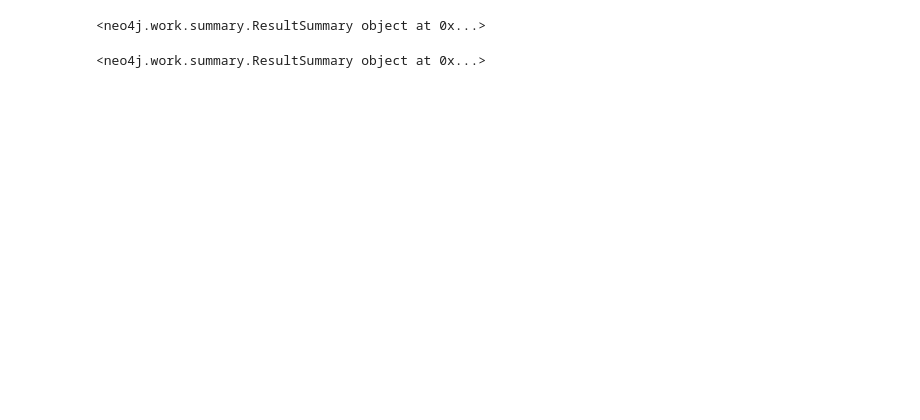
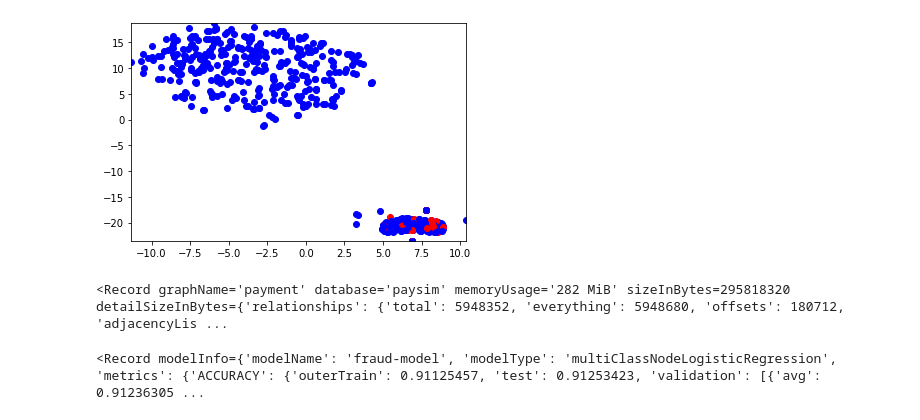
Before and after one commit to lqst/notebooks, a Jupyter notebook: paysim-fastRP-nodeclassification.ipynb, the cells around one changed output. Saved outputs shown, nothing was run; the diff lists cells and outputs as text; code cells hidden in the pictures; blank space fills up the shorter version.

Commit message:
added plot for embeddings

```diff
--- a/paysim-fastRP-nodeclassification.ipynb
+++ b/paysim-fastRP-nodeclassification.ipynb
@@ -63,0 +69,22 @@ def dropGraphProjection(tx):
+# %%
+# Stream back embeddings for 2d vis
+embedding = []
+category = []
+with driver.session(database = "paysim") as session:
+    data = session.read_transaction( lambda tx:
+        tx.run(
+            """CALL gds.graph.streamNodeProperties(
+            'payment',
+            ['class','fastRP'],
+            ['Client']
+            ) YIELD nodeId, nodeProperty, propertyValue
+            return * limit 1000"""
+        ).data()
+    )
+    for record in data:
+        if record['nodeProperty'] == 'fastRP':
+            embedding.append(record["propertyValue"])
+        if record['nodeProperty'] == 'class':
+            category.append(record["propertyValue"])
+# %%
+Y = TSNE(n_components=2, perplexity=30, n_iter= 1000, learning_rate=200.0, early_exaggeration=12.0, verbose=1).fit_transform(embedding)
@@ -63,0 +99,16 @@ def dropGraphProjection(tx):
+# %%
+x_coords = Y[:, 0]
+y_coords = Y[:, 1]
+# display scatter plot
+
+
+for label, x, y in zip(category, x_coords, y_coords):
+    if label == 0:
+        plt.scatter(x, y, color='blue')
+    else:
+        plt.scatter(x, y, color='red')
+plt.xlim(x_coords.min()+0.00005, x_coords.max()+0.00005)
+plt.ylim(y_coords.min()+0.00005, y_coords.max()+0.00005)
+plt.show()
+# %% [output]
+[figure, added]
@@ -64,17 +140,18 @@ def dropGraphProjection(tx):
+# %%
+# Drop projection
+with driver.session(database = "paysim") as session:
+    result = session.read_transaction(lambda tx:
+        tx.run("CALL gds.graph.drop('payment')").single()
+    )
+    print(result)
+# %% [output]
+<Record graphName='payment' database='paysim' memoryUsage='282 MiB' sizeInBytes=295818320 detailSizeInBytes={'relationships': {'total': 5948352, 'everything': 5948680, 'offsets': 180712, 'adjacencyLis ...
 # %%
-def dropModel(tx):
-    return tx.run("CALL gds.beta.model.drop('fraud-model')").consume()
+# Drop Node Classification Model
+with driver.session(database = "paysim") as session:
+    result = session.read_transaction(lambda tx:
+        tx.run("CALL gds.beta.model.drop('fraud-model')").single()
+    )
+    print(result)
+# %% [output]
+<Record modelInfo={'modelName': 'fraud-model', 'modelType': 'multiClassNodeLogisticRegression', 'metrics': {'ACCURACY': {'outerTrain': 0.91125457, 'test': 0.91253423, 'validation': [{'avg': 0.91236305 ...
-# %%
-# Create projection
-with driver.session(database = "paysim") as session:
-    result = session.read_transaction(createGraphProjection)
-    print(result)
-# %% [output]
-<neo4j.work.summary.ResultSummary object at 0x...>
-# %%
-# Run FastRP embedding
-with driver.session(database = "paysim") as session:
-    result = session.write_transaction(runFastRP)
-    print(result)
-# %% [output]
-<neo4j.work.summary.ResultSummary object at 0x...>
```
Also changed, not shown: parts of 10 cells of this notebook.
